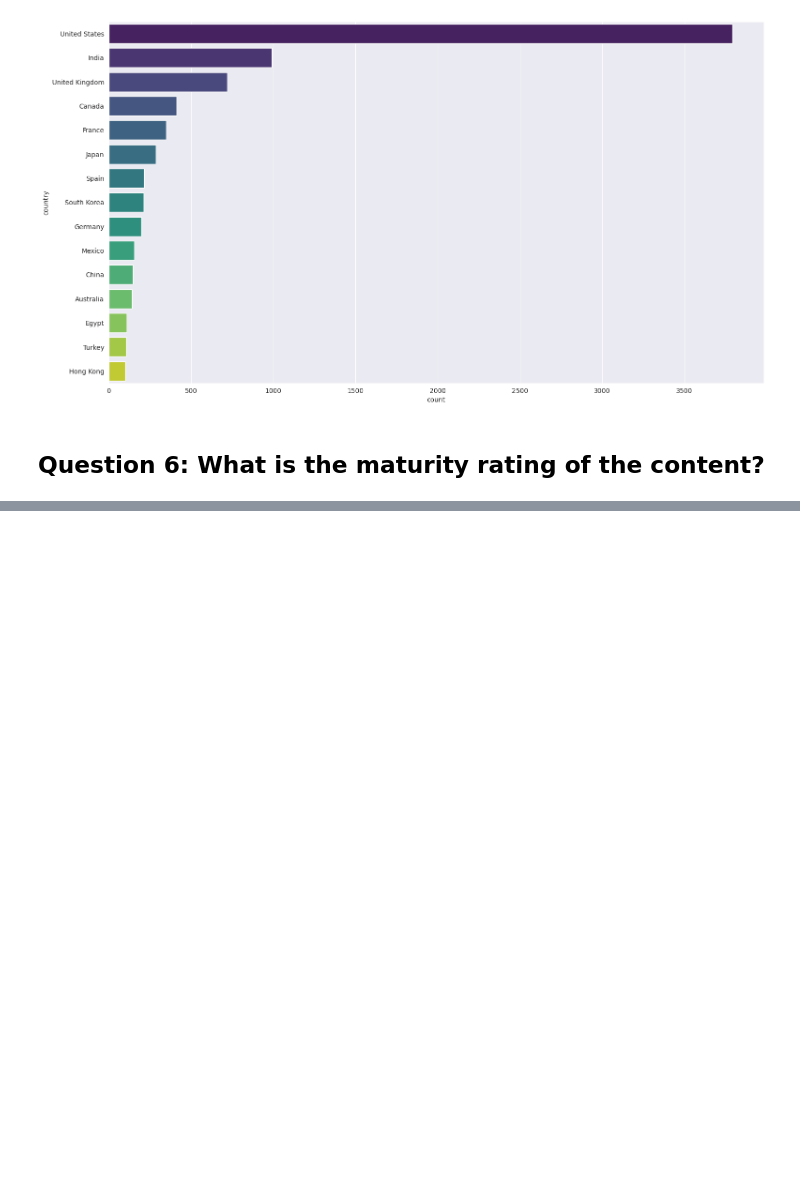
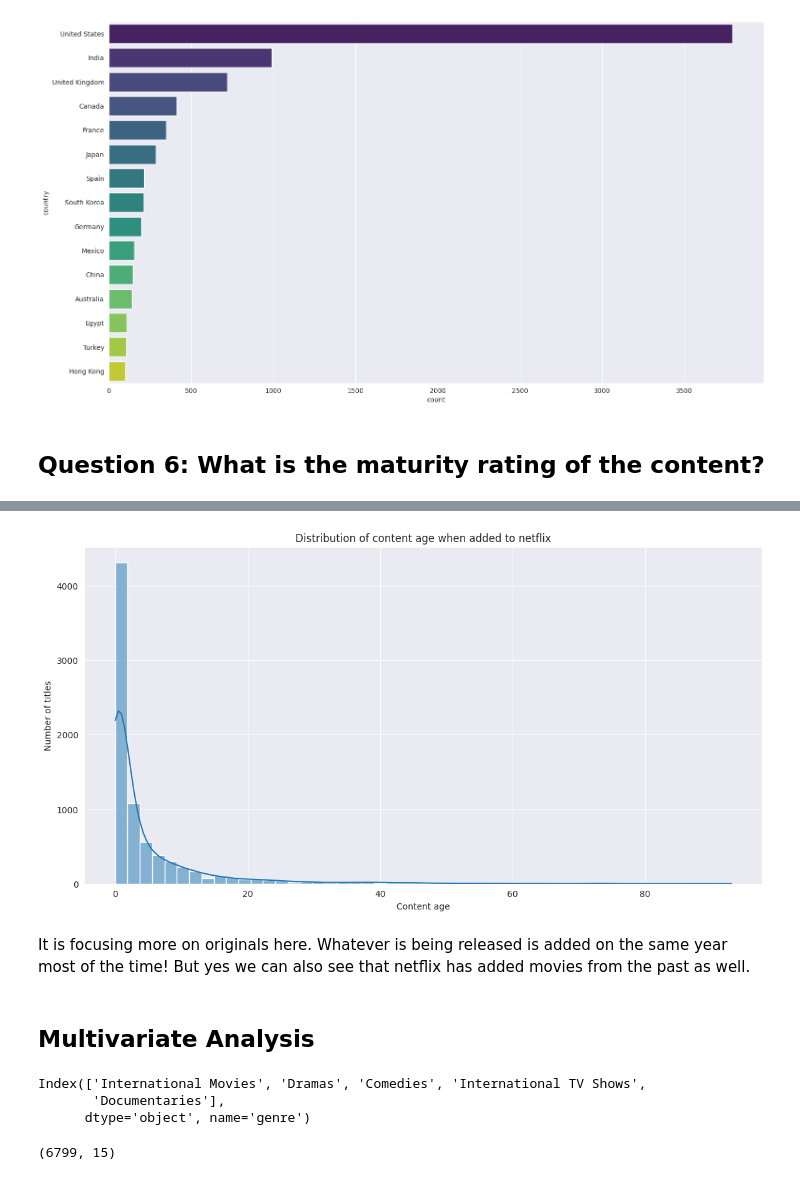
Before and after one commit to Yashtiii/Netflix-Content-Strategy, a Jupyter notebook: Netflix's_content_strategy.ipynb, the cells around one changed output, grey strips where cells are left out. Drawn from its saved outputs; the diff is of its cells as text; code cells hidden in the pictures; blank space fills up the shorter version.

```diff
--- a/Netflix's_content_strategy.ipynb
+++ b/Netflix's_content_strategy.ipynb
@@ -729,0 +714,4 @@ plt.show()
+# %%
+netflix_df["age_on_netflix"] = netflix_df["year_added"] - netflix_df["release_year"]
+content_age = netflix_df[netflix_df["age_on_netflix"] >= 0]
+content_age.head(1)
@@ -729,0 +721,25 @@ plt.show()
+# %%
+plt.figure(figsize=(14,7))
+sns.histplot(data=content_age, x="age_on_netflix", bins=50, kde=True)
+plt.title("Distribution of content age when added to netflix")
+plt.xlabel("Content age")
+plt.ylabel("Number of titles")
+plt.show()
+# %% [output]
+[figure, added]
+# %% [markdown]
+It is focusing more on originals here. Whatever is being released is added on the same year most of the time! But yes we can also see that netflix has added movies from the past as well.
+# %% [markdown]
+## Multivariate Analysis
+# %%
+# Analyzing movie duration across different top genres
+
+top_genres = genres['genre'].value_counts().index[:5]
+print(top_genres)
+genres_movies = genres[(genres["type"] == 'Movie') & (genres['genre'].isin(top_genres))].copy()
+genres_movies.shape
+# %% [output]
+Index(['International Movies', 'Dramas', 'Comedies', 'International TV Shows',
+       'Documentaries'],
+      dtype='object', name='genre')
+(6799, 15)
```
Also changed, not shown: parts of 17 cells of this notebook.
